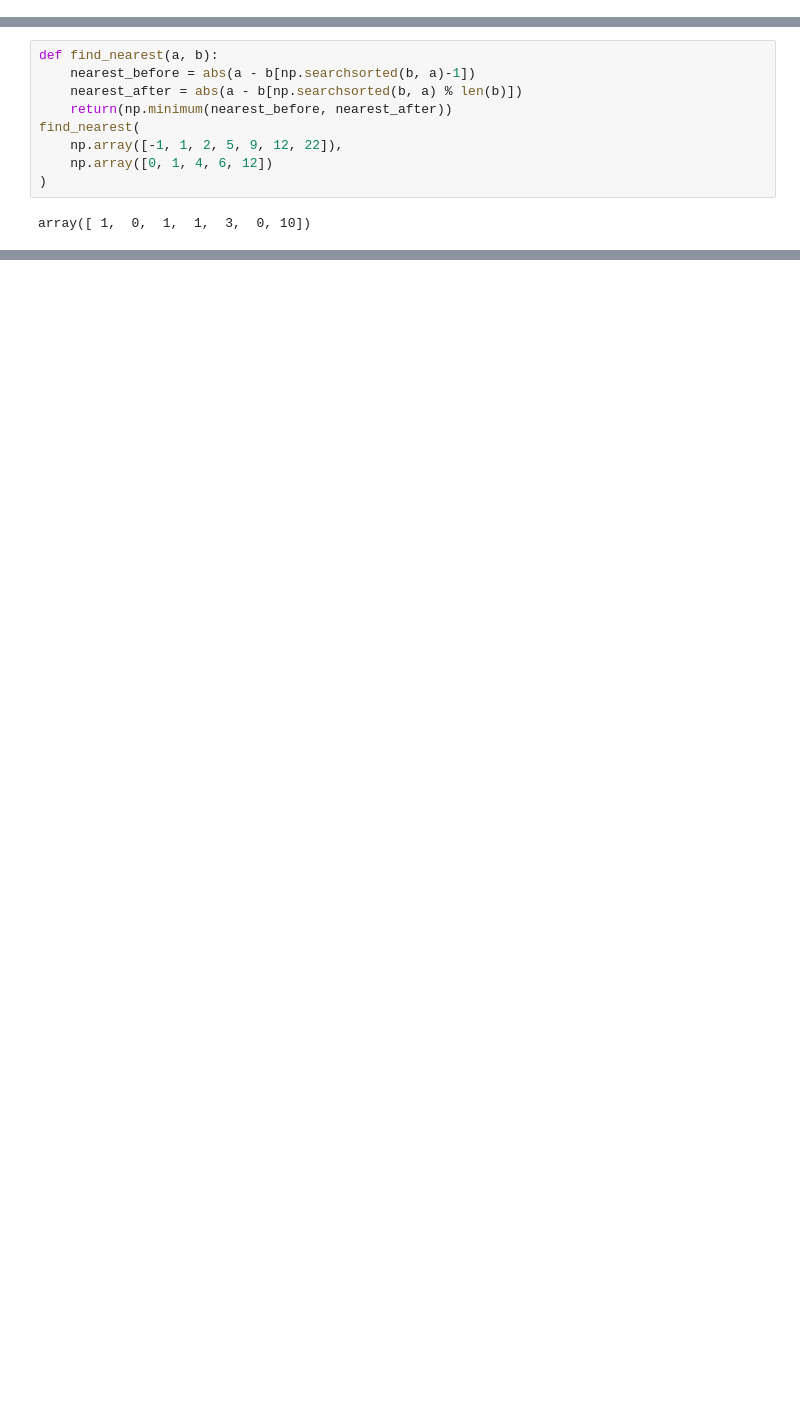
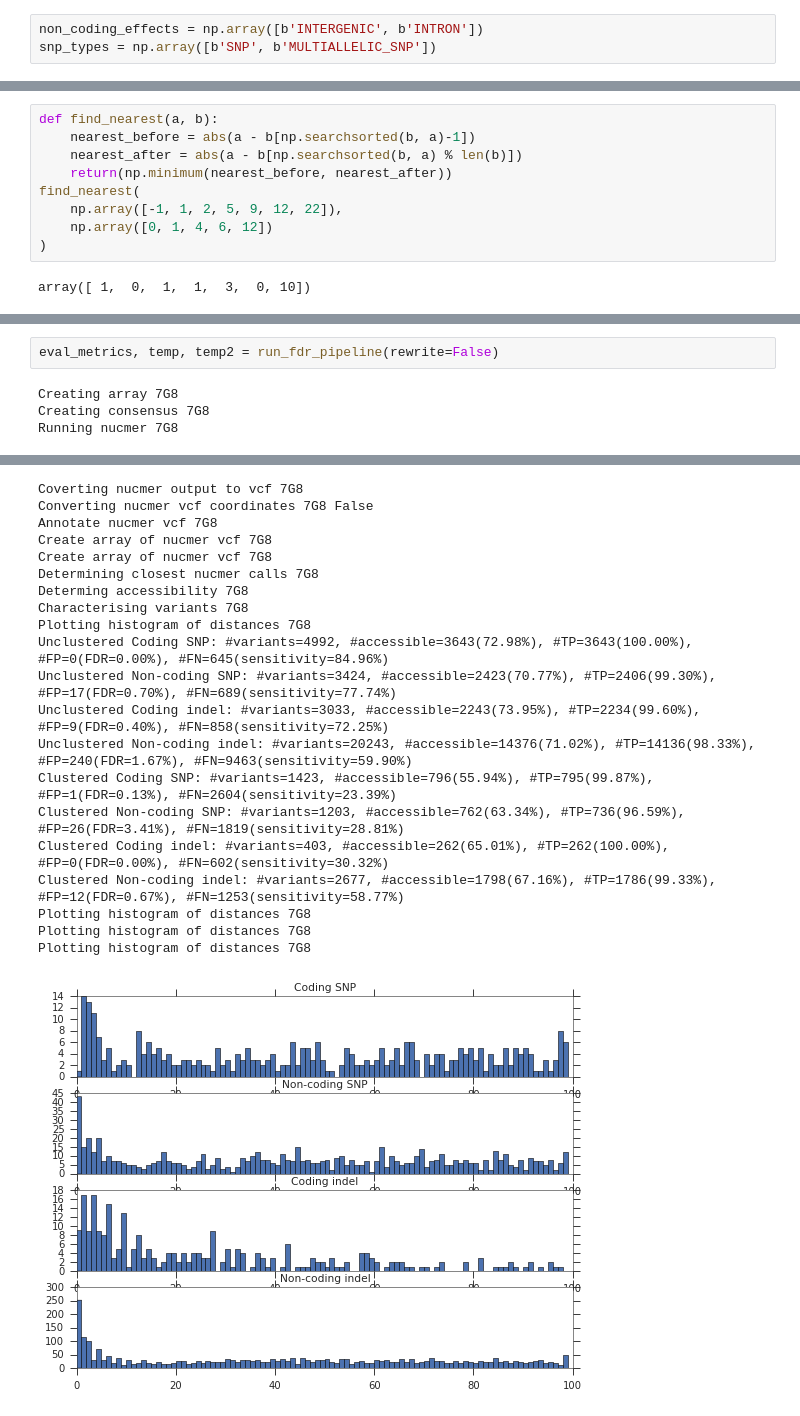
Before and after one commit to malariagen/methods-dev, a Jupyter notebook: pf3k_techbm/notebooks/20151006_release4_FDR_sens.ipynb, the cells around one changed output, grey strips where cells are left out. Drawn from its saved outputs; the diff is of its cells as text; blank space fills up the shorter version.

```diff
--- a/pf3k_techbm/notebooks/20151006_release4_FDR_sens.ipynb
+++ b/pf3k_techbm/notebooks/20151006_release4_FDR_sens.ipynb
@@ -35,6 +35,9 @@ validation5_vcfnp_dir['GB4'] = '/lustre/scratch110/malaria/rp7/Pf3k/release4_can
 validation5_vcfnp_dir['KH02'] = '/lustre/scratch110/malaria/rp7/Pf3k/release4_candidate/vcfnp/validation_WG.KH02.vcf.gz.vcfnp_cache'
 validation5_vcfnp_dir['KE01'] = '/lustre/scratch110/malaria/rp7/Pf3k/release4_candidate/vcfnp/validation_WG.KE01.vcf.gz.vcfnp_cache'
 validation5_vcfnp_dir['GN01'] = '/lustre/scratch110/malaria/rp7/Pf3k/release4_candidate/vcfnp/validation_WG.GN01.vcf.gz.vcfnp_cache'
+# %%
+non_coding_effects = np.array([b'INTERGENIC', b'INTRON'])
+snp_types = np.array([b'SNP', b'MULTIALLELIC_SNP'])
 # %% [markdown]
 # Analysis
 # %%
@@ -572,0 +1272,6 @@ Creating consensus 7G8
+# %%
+eval_metrics, temp, temp2 = run_fdr_pipeline(rewrite=False)
+# %% [output]
+Creating array 7G8
+Creating consensus 7G8
+Running nucmer 7G8
@@ -572,0 +1281,21 @@ Creating consensus 7G8
+Coverting nucmer output to vcf 7G8
+Converting nucmer vcf coordinates 7G8 False
+Annotate nucmer vcf 7G8
+Create array of nucmer vcf 7G8
+Create array of nucmer vcf 7G8
+Determining closest nucmer calls 7G8
+Determing accessibility 7G8
+Characterising variants 7G8
+Plotting histogram of distances 7G8
+Unclustered Coding SNP: #variants=4992, #accessible=3643(72.98%), #TP=3643(100.00%), #FP=0(FDR=0.00%), #FN=645(sensitivity=84.96%)
+Unclustered Non-coding SNP: #variants=3424, #accessible=2423(70.77%), #TP=2406(99.30%), #FP=17(FDR=0.70%), #FN=689(sensitivity=77.74%)
+Unclustered Coding indel: #variants=3033, #accessible=2243(73.95%), #TP=2234(99.60%), #FP=9(FDR=0.40%), #FN=858(sensitivity=72.25%)
+Unclustered Non-coding indel: #variants=20243, #accessible=14376(71.02%), #TP=14136(98.33%), #FP=240(FDR=1.67%), #FN=9463(sensitivity=59.90%)
+Clustered Coding SNP: #variants=1423, #accessible=796(55.94%), #TP=795(99.87%), #FP=1(FDR=0.13%), #FN=2604(sensitivity=23.39%)
+Clustered Non-coding SNP: #variants=1203, #accessible=762(63.34%), #TP=736(96.59%), #FP=26(FDR=3.41%), #FN=1819(sensitivity=28.81%)
+Clustered Coding indel: #variants=403, #accessible=262(65.01%), #TP=262(100.00%), #FP=0(FDR=0.00%), #FN=602(sensitivity=30.32%)
+Clustered Non-coding indel: #variants=2677, #accessible=1798(67.16%), #TP=1786(99.33%), #FP=12(FDR=0.67%), #FN=1253(sensitivity=58.77%)
+Plotting histogram of distances 7G8
+Plotting histogram of distances 7G8
+Plotting histogram of distances 7G8
+[figure, added]
```
Also changed, not shown: parts of 60 cells of this notebook, 3 other files.
